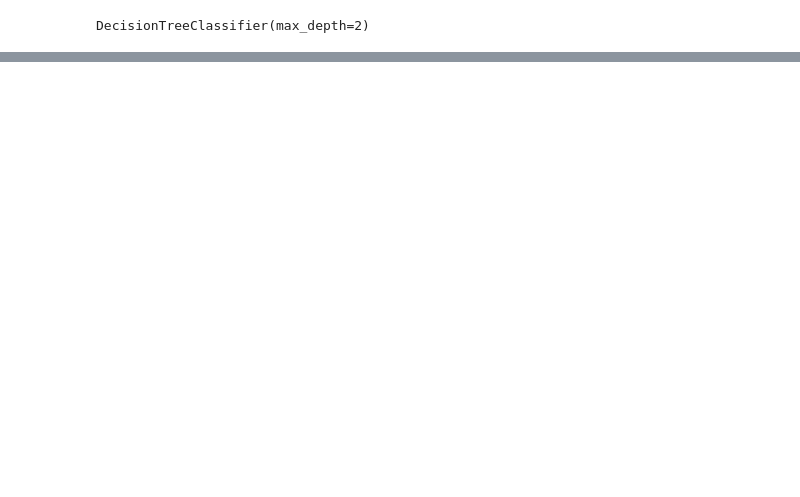
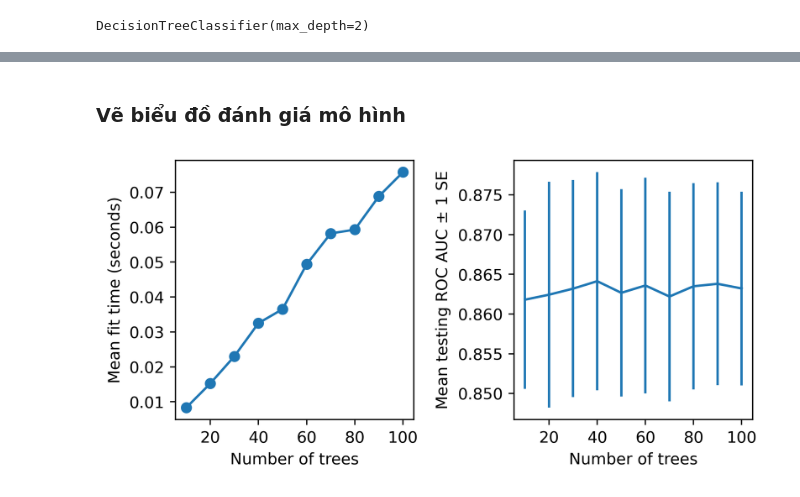
Before and after one commit to Phtzone/SGU25_KPDL_Group, a Jupyter notebook: Lab07/DecisionTree and RandomForest/2.1.3.ipynb, the cells around one changed output, grey strips where cells are left out. Cells and saved outputs as stored; diff of their text form; code cells hidden in the pictures; blank space fills up the shorter version.

```diff
--- a/Lab07/DecisionTree and RandomForest/2.1.3.ipynb
+++ b/Lab07/DecisionTree and RandomForest/2.1.3.ipynb
@@ -140,0 +149,8 @@ ExecutableNotFound: failed to execute WindowsPath('dot'), make sure the Graphviz
+# %%
+params = {'max_depth':[1, 2, 4, 6, 8, 10, 12]} #parameters
+dt = tree.DecisionTreeClassifier() #tree modal
+cv = GridSearchCV(dt, param_grid=params, scoring='roc_auc',
+               n_jobs=None, refit=True, cv=4, verbose=1,
+               error_score=np.nan,
+               return_train_score=True) # cv is the best model.
+cv.fit(X_train, y_train)
@@ -140,0 +187,9 @@ ExecutableNotFound: failed to execute WindowsPath('dot'), make sure the Graphviz
+# %%
+from sklearn.model_selection import GridSearchCV
+from sklearn.ensemble import RandomForestClassifier
+rf = RandomForestClassifier\
+  (n_estimators=10, criterion='gini', max_depth=3,
+   min_samples_split=2, min_samples_leaf=1, min_weight_fraction_leaf=0.0,
+   max_features='sqrt', max_leaf_nodes=None, min_impurity_decrease=0.0,
+   bootstrap=True, oob_score=False, n_jobs=None,
+   random_state=4, verbose=0, warm_start=False, class_weight=None)
@@ -140,0 +198,9 @@ ExecutableNotFound: failed to execute WindowsPath('dot'), make sure the Graphviz
+# %%
+#a parameter  grid for  this  exercise in order  to search  the numbers  of trees, ranging from 10 to 100 by 10s
+rf_params_ex = {'n_estimators':list(range(10,110,10))}
+cv_rf_ex = GridSearchCV(rf, param_grid=rf_params_ex,
+                        scoring='roc_auc', n_jobs=None,
+                        refit=True, cv=4, verbose=1,
+                        error_score=np.nan,
+                        return_train_score=True)
+cv_rf_ex.fit(X_train, y_train)
@@ -140,0 +215,18 @@ ExecutableNotFound: failed to execute WindowsPath('dot'), make sure the Graphviz
+# %% [markdown]
+### Vẽ biểu đồ đánh giá mô hình
+# %%
+cv_rf_ex_results_df = pd.DataFrame(cv_rf_ex.cv_results_)
+fig, axs = plt.subplots(nrows=1, ncols=2, figsize=(6, 3))
+axs[0].plot(cv_rf_ex_results_df['param_n_estimators'],
+            cv_rf_ex_results_df['mean_fit_time'],
+            '-o')
+axs[0].set_xlabel('Number of trees')
+axs[0].set_ylabel('Mean fit time (seconds)')
+axs[1].errorbar(cv_rf_ex_results_df['param_n_estimators'],
+                cv_rf_ex_results_df['mean_test_score'],
+                yerr=cv_rf_ex_results_df['std_test_score']/np.sqrt(4))
+axs[1].set_xlabel('Number of trees')
+axs[1].set_ylabel('Mean testing ROC AUC $\pm$ 1 SE ')
+plt.tight_layout()
+# %% [output]
+[figure, added]
```
Also changed, not shown: parts of 17 cells of this notebook.
